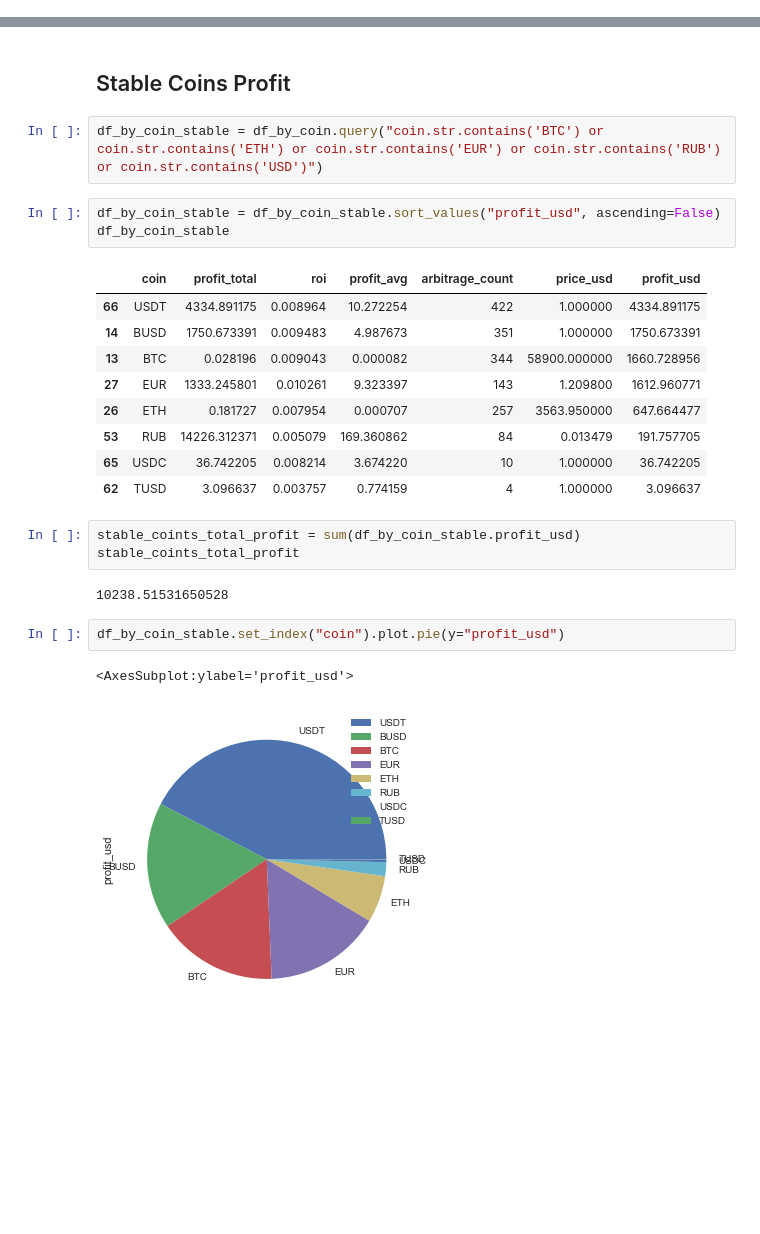
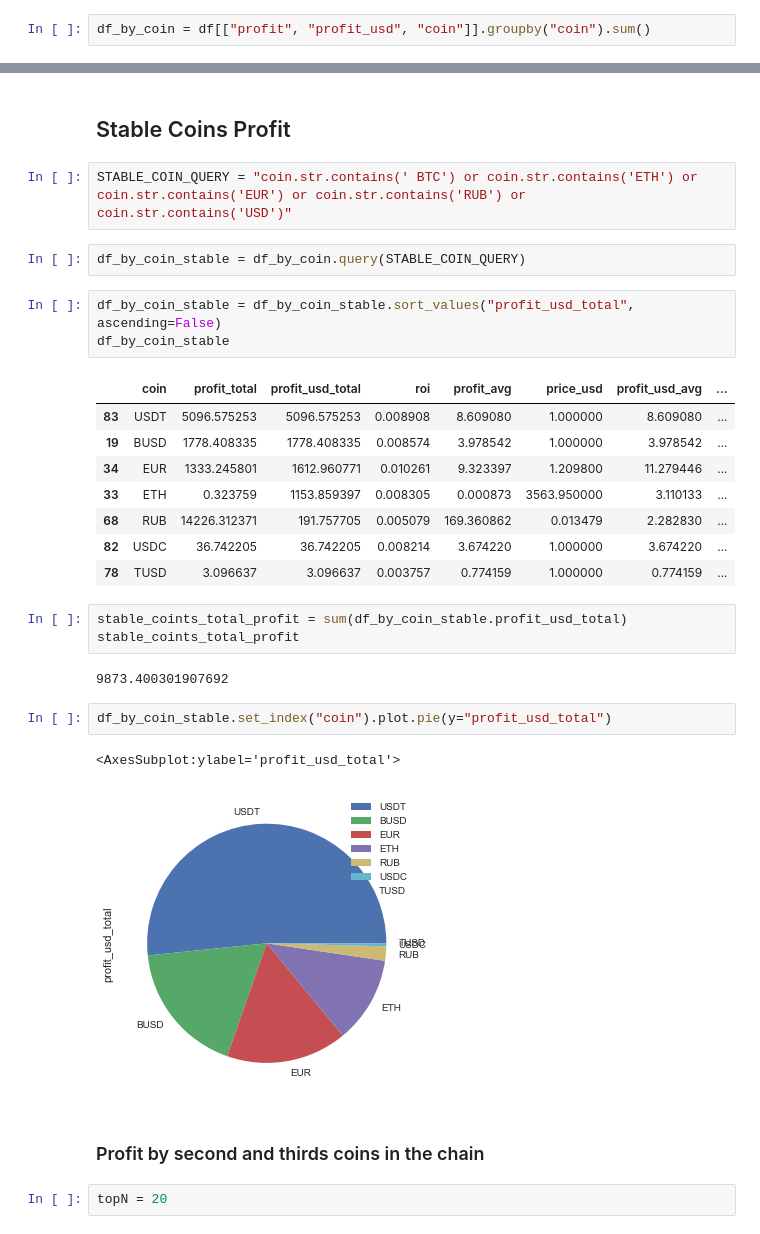
Before and after one commit to ululam/patron-arby, a Jupyter notebook: notebooks/arbydol.ipynb, the cells around one changed output, grey strips where cells are left out. Cells and saved outputs as stored; diff of their text form; blank space fills up the shorter version.

```diff
--- a/notebooks/arbydol.ipynb
+++ b/notebooks/arbydol.ipynb
@@ -223,0 +263,2 @@ df_by_coin["profit_usd"] = df_by_coin.profit_total * df_by_coin.price_usd
+# %%
+df_by_coin = df[["profit", "profit_usd", "coin"]].groupby("coin").sum()
@@ -263,27 +326,32 @@ df_by_coin_top10.set_index("coin").plot.pie(y="profit_usd")
 # %% [markdown]
 ## Stable Coins Profit
 # %%
-df_by_coin_stable = df_by_coin.query("coin.str.contains('BTC') or coin.str.contains('ETH') or coin.str.contains('EUR') or coin.str.contains('RUB') or coin.str.contains('USD')")
+STABLE_COIN_QUERY = "coin.str.contains(' BTC') or coin.str.contains('ETH') or coin.str.contains('EUR') or coin.str.contains('RUB') or coin.str.contains('USD')"
+# %%
+df_by_coin_stable = df_by_coin.query(STABLE_COIN_QUERY)
 # %%
-df_by_coin_stable = df_by_coin_stable.sort_values("profit_usd", ascending=False)
+df_by_coin_stable = df_by_coin_stable.sort_values("profit_usd_total", ascending=False)
 df_by_coin_stable
 # %% [output]
-|  | coin | profit_total | roi | profit_avg | arbitrage_count | price_usd | profit_usd |
-| 66 | USDT | 4334.891175 | 0.008964 | 10.272254 | 422 | 1.000000 | 4334.891175 |
-| 14 | BUSD | 1750.673391 | 0.009483 | 4.987673 | 351 | 1.000000 | 1750.673391 |
-| 13 | BTC | 0.028196 | 0.009043 | 0.000082 | 344 | 58900.000000 | 1660.728956 |
-| 27 | EUR | 1333.245801 | 0.010261 | 9.323397 | 143 | 1.209800 | 1612.960771 |
-| 26 | ETH | 0.181727 | 0.007954 | 0.000707 | 257 | 3563.950000 | 647.664477 |
-| 53 | RUB | 14226.312371 | 0.005079 | 169.360862 | 84 | 0.013479 | 191.757705 |
-| 65 | USDC | 36.742205 | 0.008214 | 3.674220 | 10 | 1.000000 | 36.742205 |
-| 62 | TUSD | 3.096637 | 0.003757 | 0.774159 | 4 | 1.000000 | 3.096637 |
+|  | coin | profit_total | profit_usd_total | roi | profit_avg | price_usd | profit_usd_avg | ... |
+| 83 | USDT | 5096.575253 | 5096.575253 | 0.008908 | 8.609080 | 1.000000 | 8.609080 | ... |
+| 19 | BUSD | 1778.408335 | 1778.408335 | 0.008574 | 3.978542 | 1.000000 | 3.978542 | ... |
+| 34 | EUR | 1333.245801 | 1612.960771 | 0.010261 | 9.323397 | 1.209800 | 11.279446 | ... |
+| 33 | ETH | 0.323759 | 1153.859397 | 0.008305 | 0.000873 | 3563.950000 | 3.110133 | ... |
+| 68 | RUB | 14226.312371 | 191.757705 | 0.005079 | 169.360862 | 0.013479 | 2.282830 | ... |
+| 82 | USDC | 36.742205 | 36.742205 | 0.008214 | 3.674220 | 1.000000 | 3.674220 | ... |
+| 78 | TUSD | 3.096637 | 3.096637 | 0.003757 | 0.774159 | 1.000000 | 0.774159 | ... |
 # %%
-stable_coints_total_profit = sum(df_by_coin_stable.profit_usd)
+stable_coints_total_profit = sum(df_by_coin_stable.profit_usd_total)
 stable_coints_total_profit
 # %% [output]
-10238.51531650528
+9873.400301907692
 # %%
-df_by_coin_stable.set_index("coin").plot.pie(y="profit_usd")
+df_by_coin_stable.set_index("coin").plot.pie(y="profit_usd_total")
 # %% [output]
-<AxesSubplot:ylabel='profit_usd'>
+<AxesSubplot:ylabel='profit_usd_total'>
-[figure, old version]
+[figure, new version]
+# %% [markdown]
+### Profit by second and thirds coins in the chain
+# %%
+topN = 20
```
Also changed, not shown: parts of 74 cells of this notebook, 1 other file.
